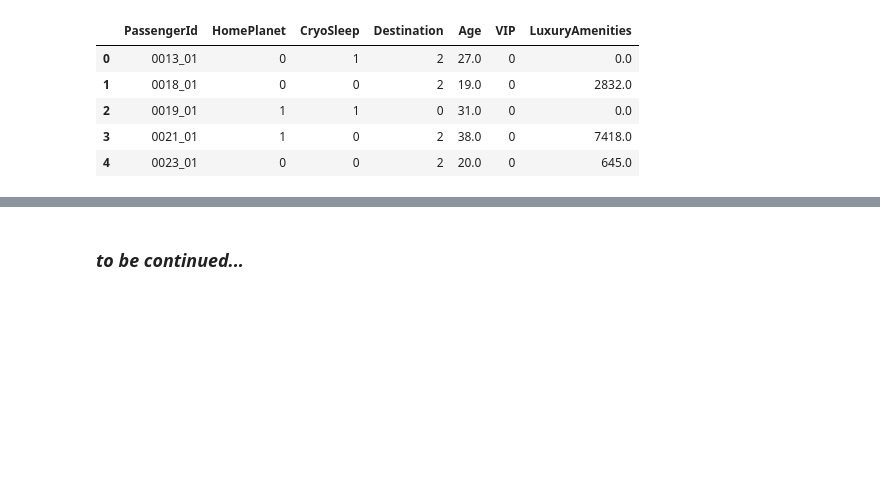
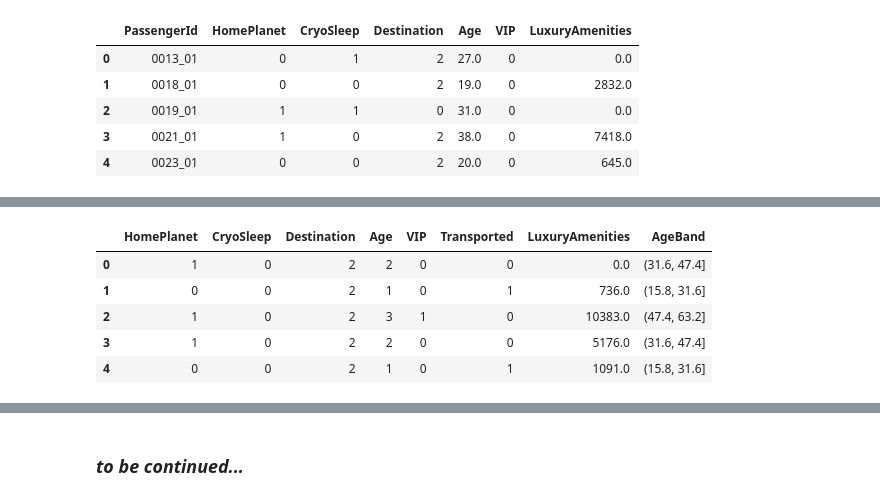
Before and after one commit to MartaSeidler/Kaggle_Competition_Spaceship_Titanic, a Jupyter notebook: spaceship-titanic.ipynb, the cells around one changed output, grey strips where cells are left out. Drawn from its saved outputs; the diff is of its cells as text; code cells hidden in the pictures; blank space fills up the shorter version.

```diff
--- a/spaceship-titanic.ipynb
+++ b/spaceship-titanic.ipynb
@@ -391,7 +391,7 @@ memory usage: 475.5+ KB
 ### Converting categorical features
 # %%
 for dataset in combine:
-    dataset['HomePlanet'] = dataset['HomePlanet'].map({'Earth': 0, 'Europa': 1, 'Mars': 2}).astype('int')
+    dataset['HomePlanet'] = dataset['HomePlanet'].map({'Earth': 0, 'Europa': 1, 'Mars': 2}).astype(int)
 train_df.head()
 # %% [output]
 |  | HomePlanet | CryoSleep | Destination | Age | VIP | Transported | LuxuryAmenities |
@@ -427,0 +430,3 @@ test_df.head()
+# %%
+train_df['AgeBand'] = pd.cut(train_df['Age'], 5)
+train_df[['AgeBand', 'Transported']].groupby(['AgeBand'], as_index=False).mean()
@@ -427,0 +440,16 @@ test_df.head()
+# %%
+for dataset in combine:
+    dataset.loc[dataset['Age'] <= 15.8, 'Age'] = 0
+    dataset.loc[(dataset['Age'] > 15.8) & (dataset['Age'] <= 31.6), 'Age'] = 1
+    dataset.loc[(dataset['Age'] > 31.6) & (dataset['Age'] <= 47.4), 'Age'] = 2
+    dataset.loc[(dataset['Age'] > 47.4) & (dataset['Age'] <= 63.2), 'Age'] = 3
+    dataset.loc[dataset['Age'] > 63.2, 'Age'] = 4
+    dataset['Age'] = dataset['Age'].astype(int)
+train_df.head()
+# %% [output]
+|  | HomePlanet | CryoSleep | Destination | Age | VIP | Transported | LuxuryAmenities | AgeBand |
+| 0 | 1 | 0 | 2 | 2 | 0 | 0 | 0.0 | (31.6, 47.4] |
+| 1 | 0 | 0 | 2 | 1 | 0 | 1 | 736.0 | (15.8, 31.6] |
+| 2 | 1 | 0 | 2 | 3 | 1 | 0 | 10383.0 | (47.4, 63.2] |
+| 3 | 1 | 0 | 2 | 2 | 0 | 0 | 5176.0 | (31.6, 47.4] |
+| 4 | 0 | 0 | 2 | 1 | 0 | 1 | 1091.0 | (15.8, 31.6] |
```
Also changed, not shown: parts of 25 cells of this notebook.
